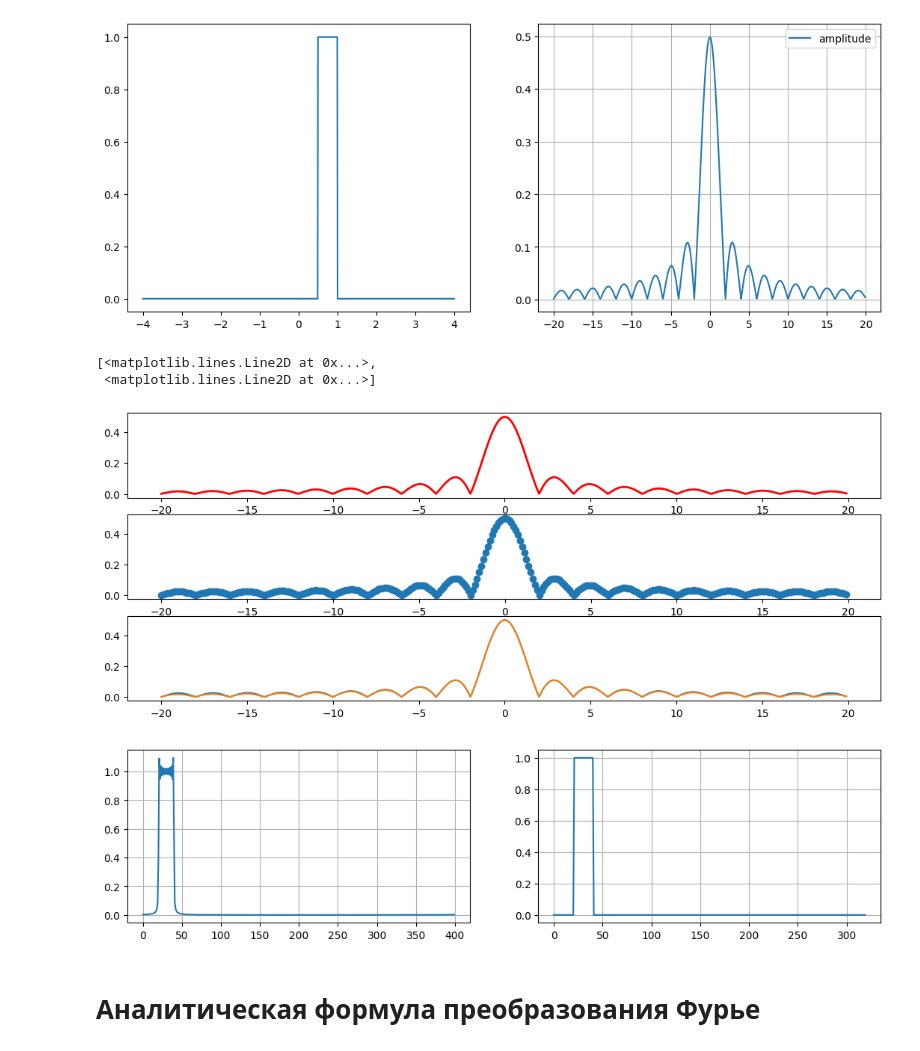
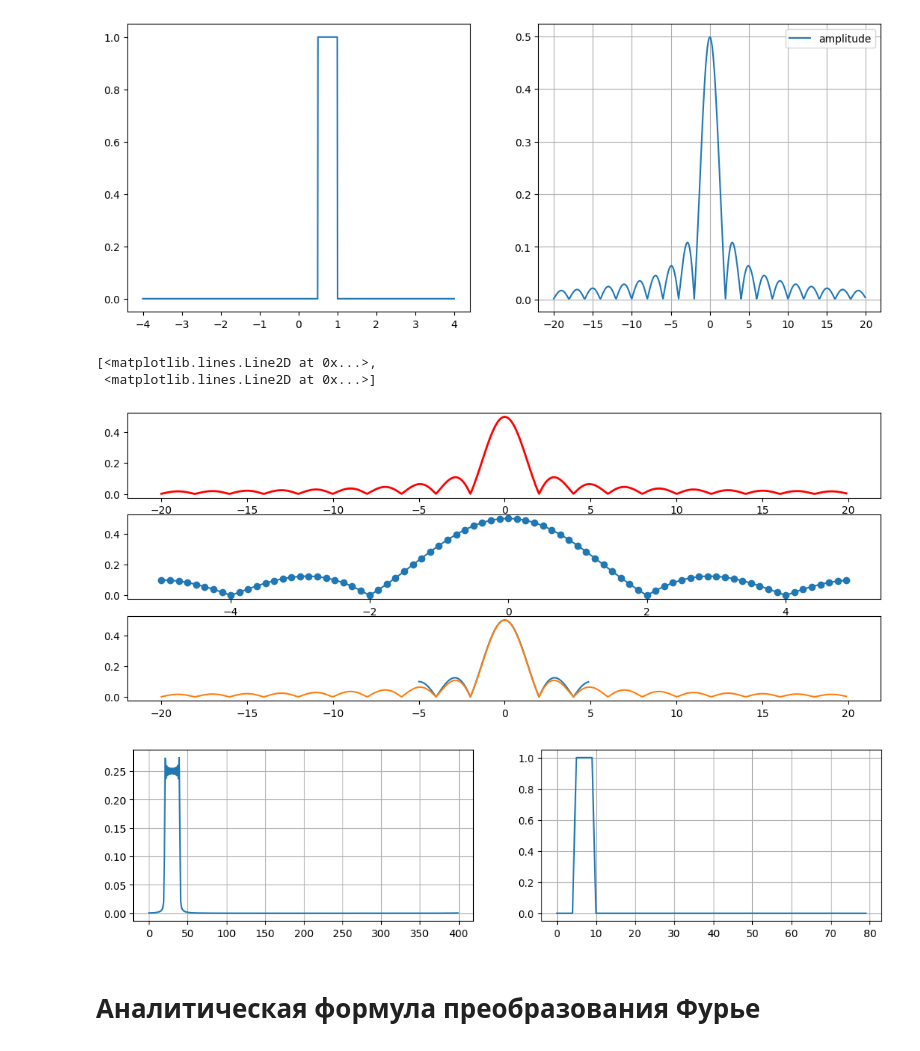
Before and after one commit to TAUforPython/wavelets, a Jupyter notebook: DFT_and_CFT.ipynb, the cells around one changed output. Drawn from its saved outputs; the diff is of its cells as text; code cells hidden in the pictures.

```diff
--- a/DFT_and_CFT.ipynb
+++ b/DFT_and_CFT.ipynb
@@ -69,17 +72,17 @@ def compareCFTandDFT(Fs):
     G_approx = np.fft.fftshift(np.fft.fft(g(t)) * np.exp(-2j*np.pi*f*t0) * 1/Fs)
     return G_approx, f
 # %%
-Fs = 40
+Fs = 10
 (G_approx, f) = compareCFTandDFT(Fs=Fs)
 
 fig, axs = plt.subplots(3,1,figsize=(13,5))
 axs[0].plot(f_full, abs(G_exact), 'r-', lw=2)
 axs[1].plot(f, abs(G_approx), 'o-')
 axs[2].plot(f, abs(G_approx),f_full,abs(G_exact))
 # %% [output]
 [<matplotlib.lines.Line2D at 0x...>,
  <matplotlib.lines.Line2D at 0x...>]
-[figure, old version]
+[figure, new version]
 # %%
 y_ifft_exact = np.fft.ifft(G_exact)
 y_ifft_approx = np.fft.ifft(G_approx)
@@ -91,7 +94,7 @@ axs[0].grid()
 axs[1].grid()
 plt.show()
 # %% [output]
-[figure, old version]
+[figure, new version]
 # %% [markdown]
 # Аналитическая формула преобразования Фурье
 # %% [markdown]
```
Also changed, not shown: parts of 25 cells of this notebook.
